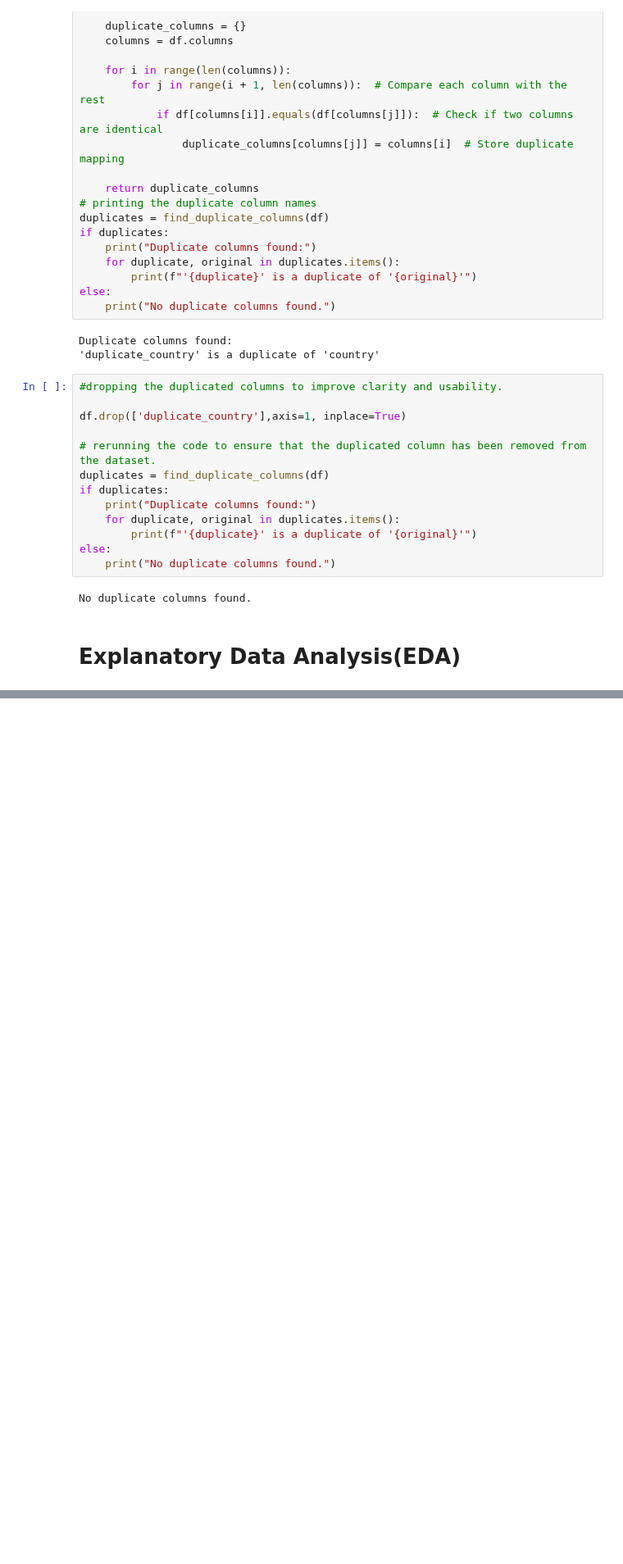
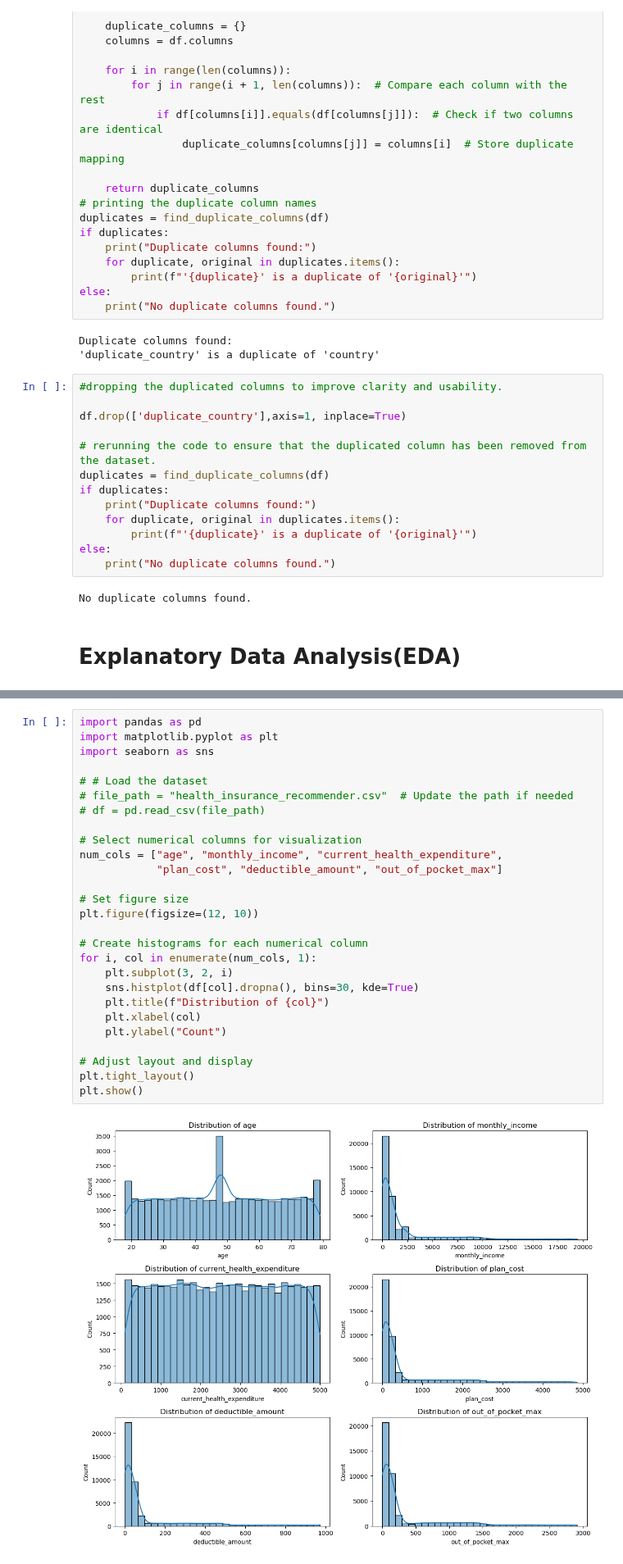
Before and after one commit to ruth-kitasi/Health-Insurance-Recommender-System, a Jupyter notebook: index.ipynb, the cells around one changed output, grey strips where cells are left out. Shown at 82% size. Cells and saved outputs as stored; diff of their text form; blank space fills up the shorter version.

```diff
--- a/index.ipynb
+++ b/index.ipynb
@@ -279,0 +304,29 @@ No duplicate columns found.
+# %%
+import pandas as pd
+import matplotlib.pyplot as plt
+import seaborn as sns
+
+# # Load the dataset
+# file_path = "health_insurance_recommender.csv"  # Update the path if needed
+# df = pd.read_csv(file_path)
+
+# Select numerical columns for visualization
+num_cols = ["age", "monthly_income", "current_health_expenditure",
+            "plan_cost", "deductible_amount", "out_of_pocket_max"]
+
+# Set figure size
+plt.figure(figsize=(12, 10))
+
+# Create histograms for each numerical column
+for i, col in enumerate(num_cols, 1):
+    plt.subplot(3, 2, i)
+    sns.histplot(df[col].dropna(), bins=30, kde=True)
+    plt.title(f"Distribution of {col}")
+    plt.xlabel(col)
+    plt.ylabel("Count")
+
+# Adjust layout and display
+plt.tight_layout()
+plt.show()
+# %% [output]
+[figure, added]
```
Also changed, not shown: parts of 7 cells of this notebook.
